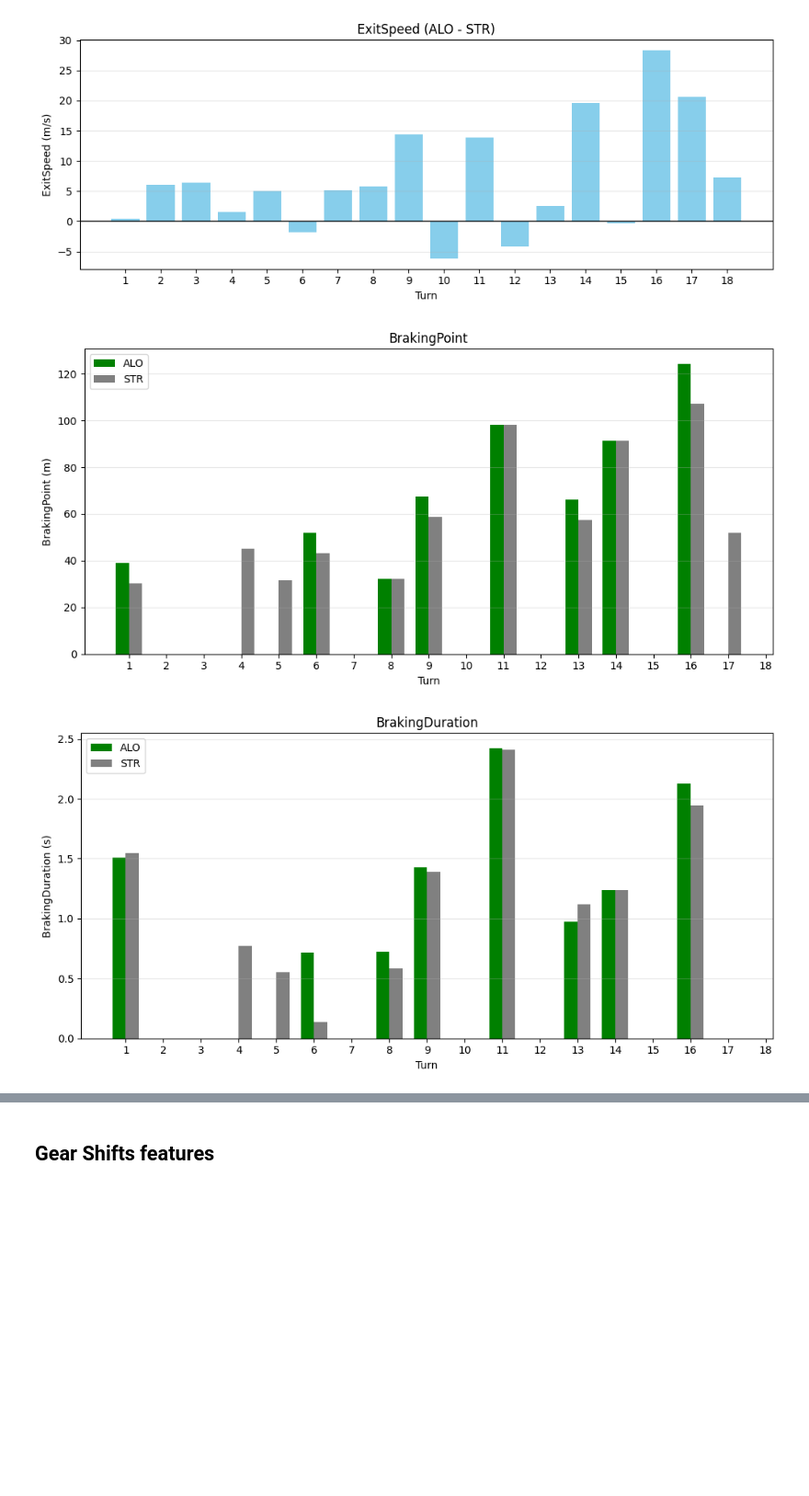
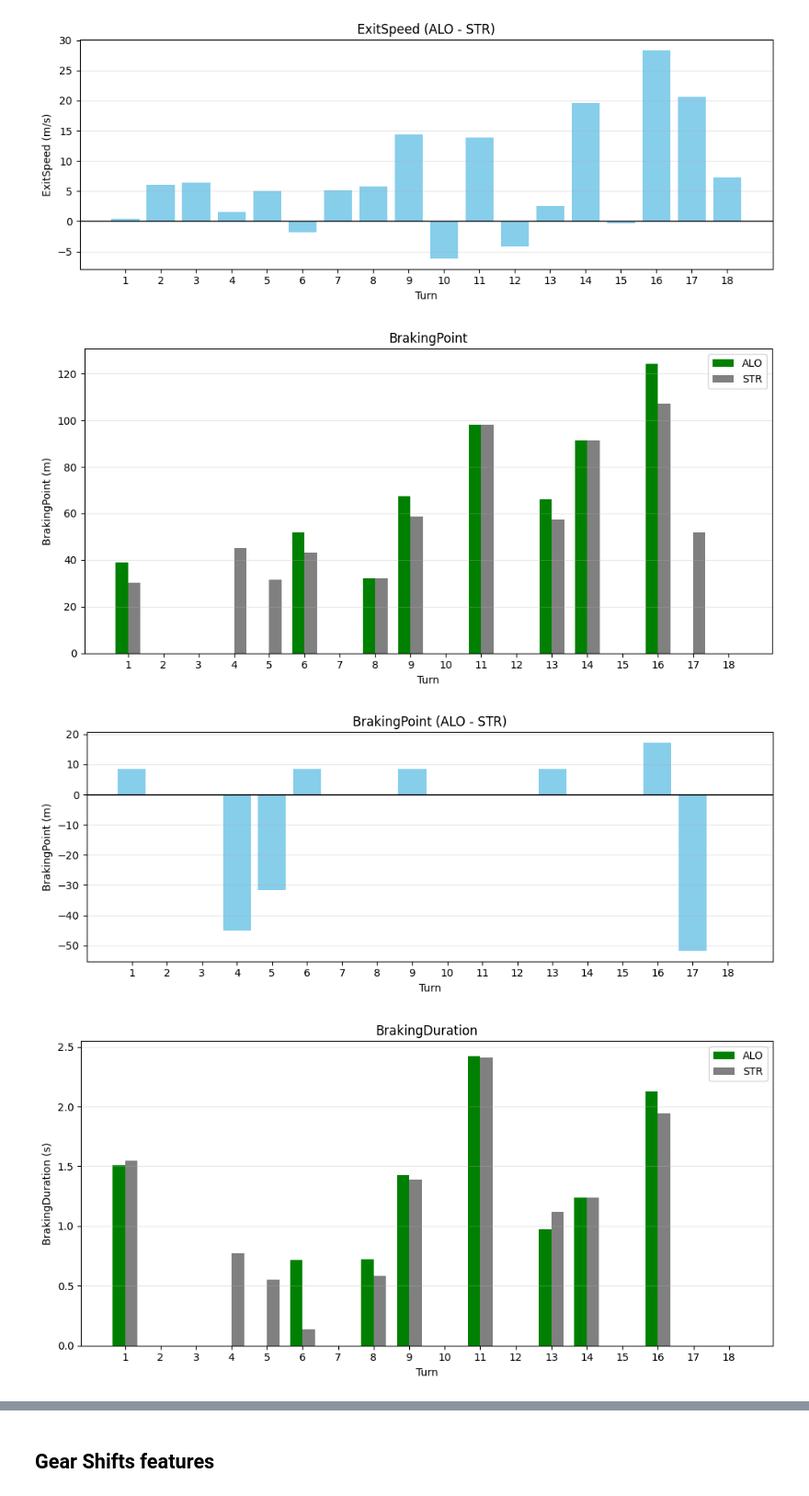
Before and after one commit to zelario/f1-teammate-analysis, a Jupyter notebook: notebooks/04_feature_analysis.ipynb, the cells around one changed output, grey strips where cells are left out. Shown at 92% size. Cells and saved outputs as stored; diff of their text form; code cells hidden in the pictures; blank space fills up the shorter version.

Commit message:
Final visualization of the features, maybe.

```diff
--- a/notebooks/04_feature_analysis.ipynb
+++ b/notebooks/04_feature_analysis.ipynb
@@ -47,8 +46,8 @@ Processed data for 2025 Japanese Grand Prix ALO and STR found in cache.
 Driver 1: ALO, Driver 2: STR, Segment: Q1
 # %%
 for feature in ["EntrySpeed", "MinimumSpeed", "ExitSpeed"]:
-    barplot_feature_comparison(lap_1["Corners"], lap_2["Corners"], driver_1, driver_2, turns, feature, "m/s")
-    barplot_feature_delta(lap_1["Corners"], lap_2["Corners"], driver_1, driver_2, turns, feature, "m/s")
+    barplot_feature_comparison(lap_1["SpeedMetrics"], lap_2["SpeedMetrics"], driver_1, driver_2, turns, feature, "m/s")
+    barplot_feature_delta(lap_1["SpeedMetrics"], lap_2["SpeedMetrics"], driver_1, driver_2, turns, feature, "m/s")
 # %% [output]
 [figure]
 [figure]
@@ -57,8 +56,10 @@ for feature in ["EntrySpeed", "MinimumSpeed", "ExitSpeed"]:
 [figure]
 [figure]
 # %%
-barplot_feature_comparison(lap_1["BrakingZones"], lap_2["BrakingZones"], driver_1, driver_2, turns, "BrakingPoint", y_unit="m")
-barplot_feature_comparison(lap_1["BrakingZones"], lap_2["BrakingZones"], driver_1, driver_2, turns, "BrakingDuration", y_unit="s")
+for feature in ["BrakingPoint", "BrakingDuration"]:
+    barplot_feature_comparison(lap_1["BrakingZones"], lap_2["BrakingZones"], driver_1, driver_2, turns, feature, y_unit="m" if feature == "BrakingPoint" else "s")
+    barplot_feature_delta(lap_1["BrakingZones"], lap_2["BrakingZones"], driver_1, driver_2, turns, feature, y_unit="m" if feature == "BrakingPoint" else "s")
 # %% [output]
-[figure, old version]
+[figure, new version]
-[figure, old version]
+[figure, new version]
+[figure, added]
```
Also changed, not shown: parts of 4 cells of this notebook, 5 other files.
